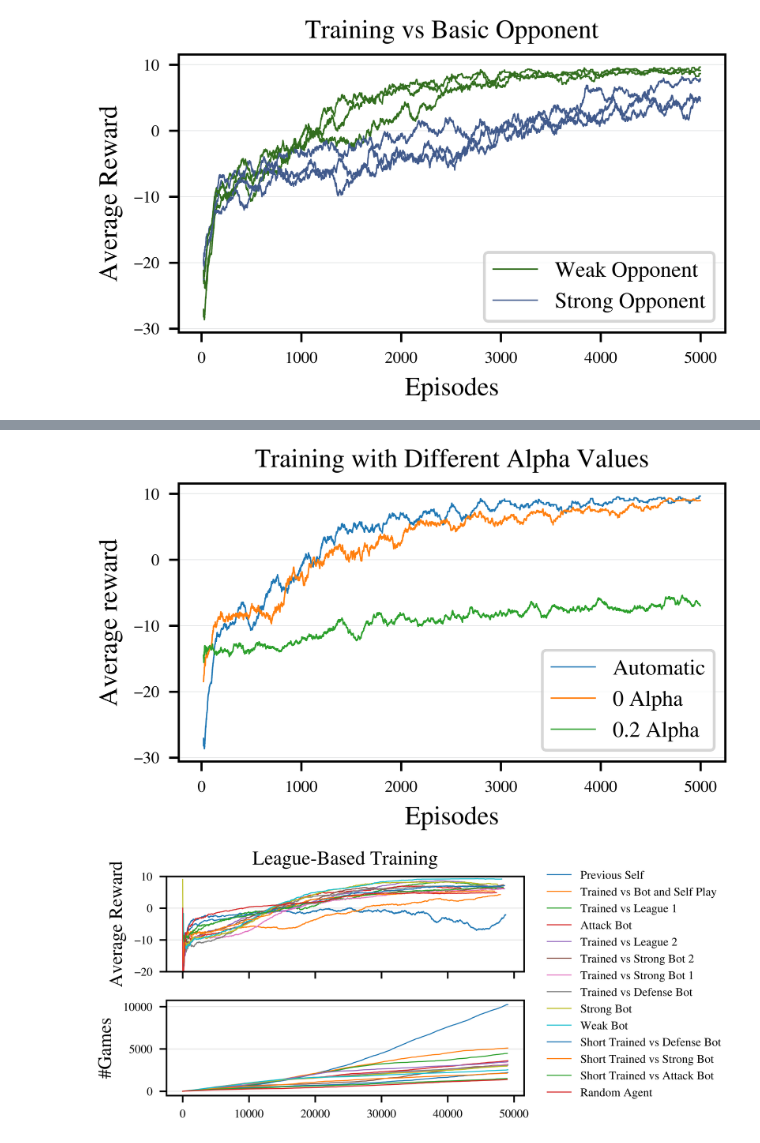
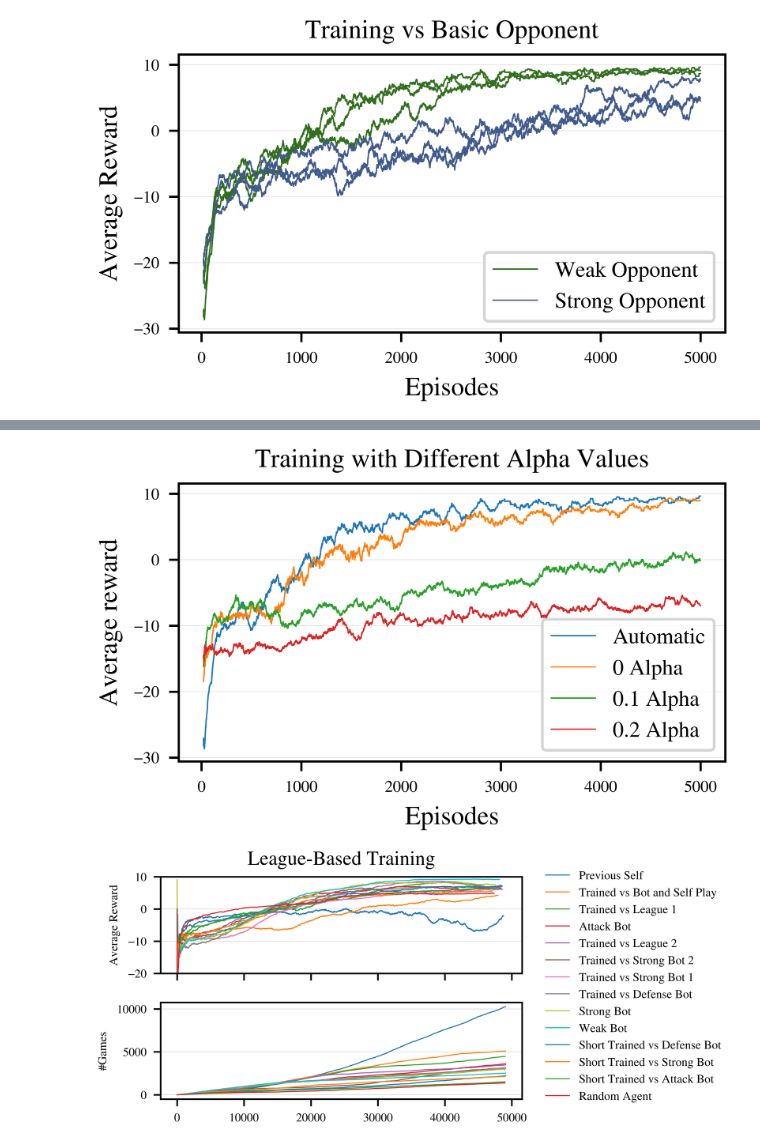
Before and after one commit to SimonHanrath/RL_Hockey, a Jupyter notebook: SAC/plots/reward_plots.ipynb, the cells around one changed output, grey strips where cells are left out. Drawn from its saved outputs; the diff is of its cells as text; code cells hidden in the pictures.

```diff
--- a/SAC/plots/reward_plots.ipynb
+++ b/SAC/plots/reward_plots.ipynb
@@ -86,3 +86,45 @@ plt.show()
 fig.savefig('fig_SAC_TrainingVsOpponent.pdf')
 # %% [output]
 [figure]
+# %%
+paths = [
+    'csv_data/against_opponent/training_log_basic_weak_bot1.csv',
+    'csv_data/against_opponent/training_log_basic_weak_bot2.csv',
+    'csv_data/against_opponent/training_log_basic_strong_bot1.csv',
+    'csv_data/against_opponent/training_log_basic_strong_bot2.csv',
+    'csv_data/against_opponent/training_log_basic_strong_bot3.csv',
+    'csv_data/against_opponent/training_log_basic_weak_bot3.csv'
+]
+
+
+smoothing_window = 100
+fig, ax = plt.subplots()
+
+for path in paths:
+    df = pd.read_csv(path)
+    color = rgb.tue_darkblue if 'strong' in path else rgb.tue_darkgreen
+
+    episodes = df['episode'][0:5000]
+    rewards = df['reward'][0:5000]
+
+    # Convert rewards to binary wins: 1 if reward > 0, else 0
+    wins = (rewards >= 0).astype(int)
+    # Compute the rolling average win rate
+    smoothed_win_rate = wins.rolling(window=smoothing_window, min_periods=1).mean()
+
+    ax.plot(episodes[20:], smoothed_win_rate[20:], ms=0.1, lw=0.5, color=color, zorder=3,
+            label='Strong Opponent' if 'strong' in path else 'Weak Opponent')
+
+ax.grid(axis="y", which="major", color=rgb.tue_gray, alpha=0.3, linewidth=0.3, zorder=1)
+
+ax.set_xlabel('Episodes', fontsize=9.5)
+ax.set_ylabel('Average Win Rate', fontsize=9.5)
+ax.set_title('Training Win Rate vs Basic Opponent', fontsize=9.5)
+
+# Add legend
+handles, labels = ax.get_legend_handles_labels()
+by_label = dict(zip(labels, handles))
+ax.legend(by_label.values(), by_label.keys(), fontsize=8, loc='best')
+
+plt.show()
+fig.savefig('fig_SAC_TrainingVsOpponent_WinRate.pdf')
@@ -90,6 +134,7 @@ fig.savefig('fig_SAC_TrainingVsOpponent.pdf')
 paths = {
     'Automatic':'csv_data/against_opponent/training_log_basic_weak_bot1.csv',
     '0 Alpha':'csv_data/alpha_experiments/training_log_0_alpha.csv',
+    '0.1 Alpha': 'csv_data/alpha_experiments/training_log_01_alpha.csv',
     '0.2 Alpha': 'csv_data/alpha_experiments/training_log_02alpha.csv',
 }
 
@@ -106,34 +151,34 @@ for file in paths:
     rewards = df['reward'][0:5000]
 
     smoothed_rewards = rewards.rolling(window=smoothing_window, min_periods=1).mean()
 
     ax.plot(episodes[20:], smoothed_rewards[20:], ms=0.1, lw=0.5, zorder=3,
             label=file)
 
 
 
 #ax.set_ylim([0, 400])
 ax.yaxis.set_major_locator(plt.MultipleLocator(10))
 ax.grid(axis="y", which="major", color=rgb.tue_gray, alpha=0.3, linewidth=0.3, zorder=1)
 
 #ax.set_xlim([years[0] - 0.5, years[-1] + 1])
 #ax.set_xticks(episodes[1::2])
 #ax.tick_params(axis='x', rotation=90)
 #ax.tick_params(axis='both', labelsize=8, width=0.3, length=2)
 
 ax.set_xlabel('Episodes', fontsize=9.5)
 ax.set_ylabel('Average reward', fontsize=9.5)
 ax.set_title('Training with Different Alpha Values', fontsize=9.5)
 
 # Add legend
 handles, labels = ax.get_legend_handles_labels()
 by_label = dict(zip(labels, handles))
 ax.legend(by_label.values(), by_label.keys(), fontsize=8, loc='best')
 
 plt.show()
 fig.savefig('fig_SAC_TrainingWithDifferentAlphas.pdf')
 # %% [output]
-[figure, old version]
+[figure, new version]
 # %%
 # Load data
 path = 'csv_data/league/training_log_league_long.csv'
@@ -176,7 +221,7 @@ for opponent in game_counts.index:
 
 ax1.yaxis.set_major_locator(plt.MultipleLocator(10))
 ax1.grid(axis="y", which="major", color="gray", alpha=0.3, linewidth=0.3, zorder=1)
-ax1.set_ylabel('Average Reward', fontsize=9.5)
+ax1.set_ylabel('Average Reward', fontsize=6)
 ax1.set_ylim([-20, 10])
 ax1.set_title('League-Based Training', fontsize=10)
 
@@ -188,11 +233,11 @@ for opponent in game_counts.index:
     ax2.plot(group["episode"], cumulative_games, lw=0.5, label=f"{opponent}")
 
 ax2.grid(axis="y", which="major", color="gray", alpha=0.3, linewidth=0.3, zorder=1)
-ax2.set_ylabel('#Games', fontsize=9.5)
+ax2.set_ylabel('#Games', fontsize=6)
 #ax2.set_title('Number of Games in League-Based Training', fontsize=7.5)
 
 # --- Shared X-axis Label ---
-#fig.supxlabel('Episodes', fontsize=9.5)  # Adds a single x-axis label for both plots
+#fig.supxlabel('Episodes', fontsize=6)  # Adds a single x-axis label for both plots
 
 # --- Shared Legend (Outside the Plot) ---
 handles, labels = ax1.get_legend_handles_labels()
@@ -212,6 +257,6 @@ plt.tight_layout(rect=[0, 0.5, 0.85, 0.1])  # Leave space for legend
 plt.show()
 
 # Save the figure
-fig.savefig('fig_SAC_League_combined.pdf', bbox_inches='tight')
+fig.savefig('fig_SAC_League_combined.png')
 # %% [output]
-[figure, old version]
+[figure, new version]
```
Also changed, not shown: parts of 2 cells of this notebook, 10 other files.
